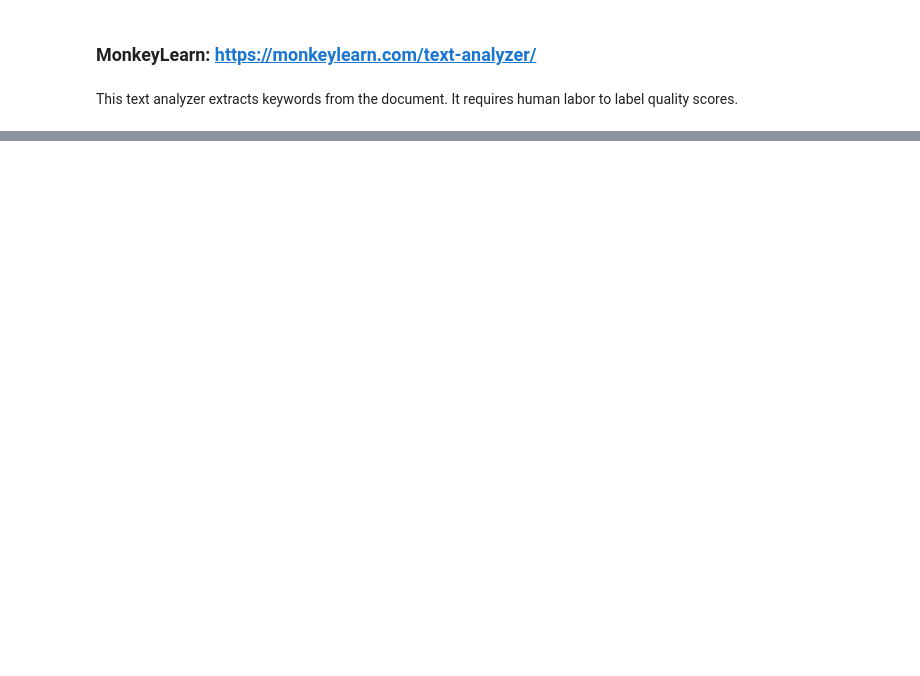
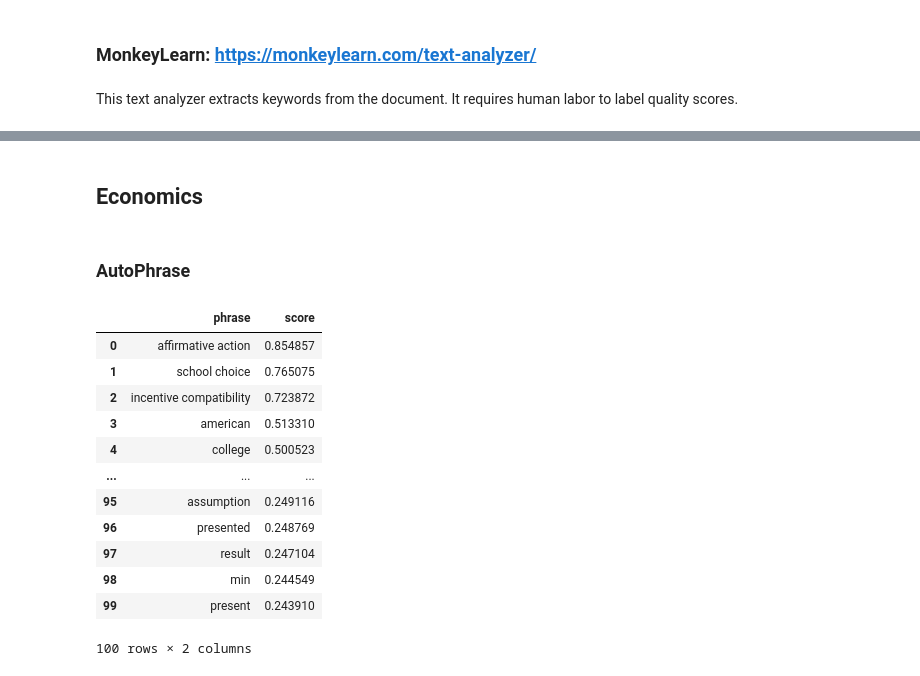
Before and after one commit to YichunRen/AutoLibrary-Scientific-Paper-Keywords-Extraction-, a Jupyter notebook: notebooks/Experiment.ipynb, the cells around one changed output, grey strips where cells are left out. Saved outputs shown, nothing was run; the diff lists cells and outputs as text; code cells hidden in the pictures; blank space fills up the shorter version.

```diff
--- a/notebooks/Experiment.ipynb
+++ b/notebooks/Experiment.ipynb
@@ -258,0 +234,21 @@ plt.show()
+# %% [markdown]
+## Economics
+# %% [markdown]
+### AutoPhrase
+# %%
+autophrase_econ_df = weighted_df['Economics'].dropna().head(100)
+autophrase_econ_df
+# %% [output]
+|  | phrase | score |
+| 0 | affirmative action | 0.854857 |
+| 1 | school choice | 0.765075 |
+| 2 | incentive compatibility | 0.723872 |
+| 3 | american | 0.513310 |
+| 4 | college | 0.500523 |
+| ... | ... | ... |
+| 95 | assumption | 0.249116 |
+| 96 | presented | 0.248769 |
+| 97 | result | 0.247104 |
+| 98 | min | 0.244549 |
+| 99 | present | 0.243910 |
+100 rows × 2 columns
```
Also changed, not shown: parts of 31 cells of this notebook, 11 other files.
